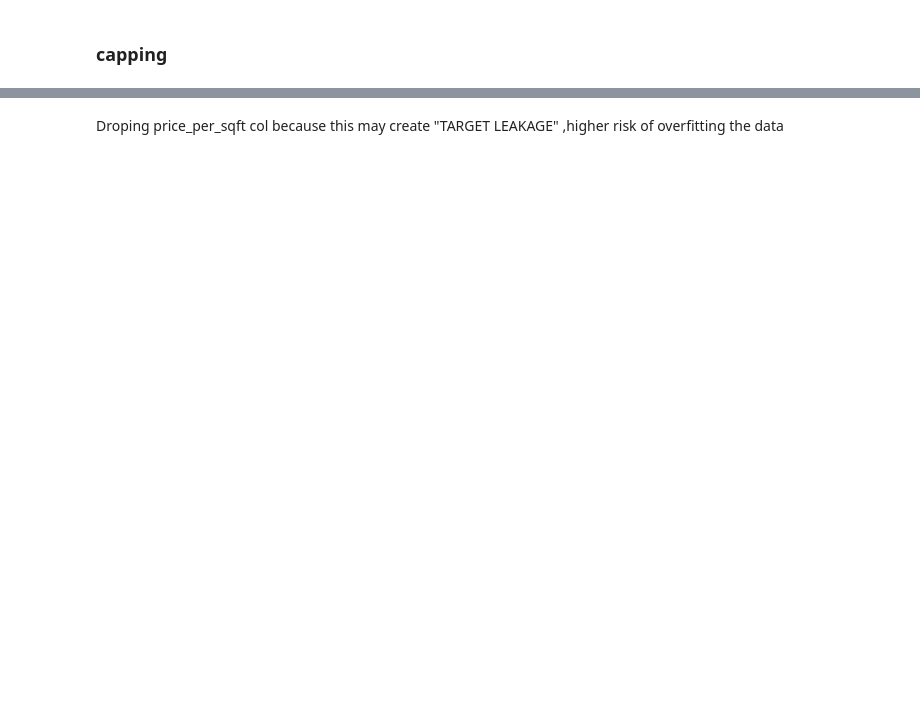
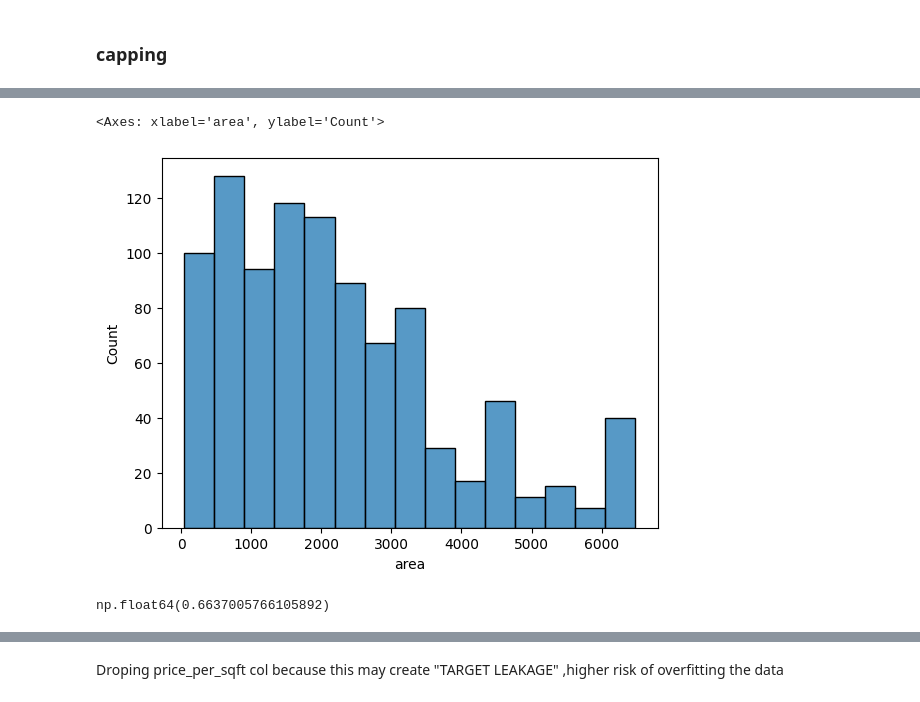
Before and after one commit to PremKarhale/Machine-learning, a Jupyter notebook: Projects/MegaProject1.ipynb, the cells around one changed output, grey strips where cells are left out. Drawn from its saved outputs; the diff is of its cells as text; code cells hidden in the pictures; blank space fills up the shorter version.

```diff
--- a/Projects/MegaProject1.ipynb
+++ b/Projects/MegaProject1.ipynb
@@ -1684,5 +1684,14 @@ sns.boxplot(df['area'])
 # %%
 df['area']=df['area'].fillna(df['area'].median())
+# %%
+sns.histplot(df['area'])
+# %% [output]
+<Axes: xlabel='area', ylabel='Count'>
+[figure, added]
+# %%
+df['area'].corr(df['price'])
+# %% [output]
+np.float64(0.6637005766105892)
 # %%
 df.isnull().sum()
 # %% [output]
```
Also changed, not shown: parts of 55 cells of this notebook.
